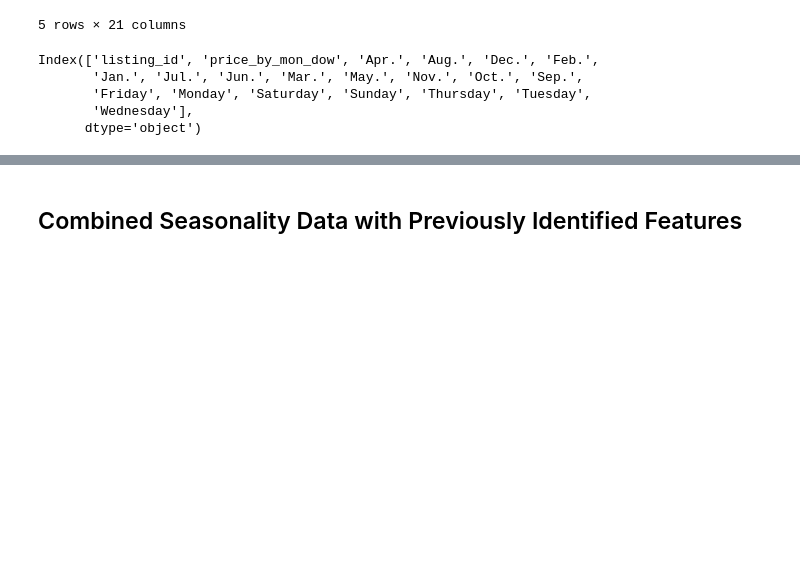
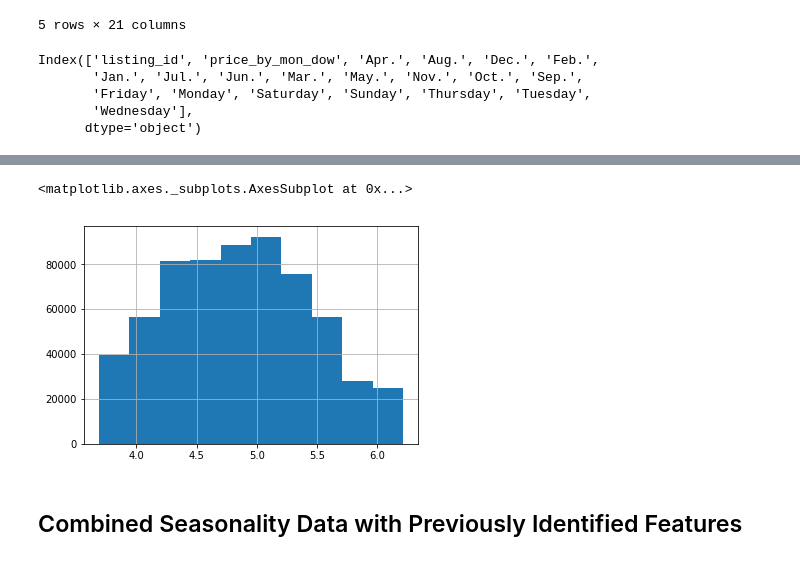
Before and after one commit to xzhou110/Airbnb, a Jupyter notebook: 02. airbnb_price_seasonality.ipynb, the cells around one changed output, grey strips where cells are left out. Cells and saved outputs as stored; diff of their text form; code cells hidden in the pictures; blank space fills up the shorter version.

```diff
--- a/02. airbnb_price_seasonality.ipynb
+++ b/02. airbnb_price_seasonality.ipynb
@@ -333,3 +342,8 @@ Index(['listing_id', 'price_by_mon_dow', 'Apr.', 'Aug.', 'Dec.', 'Feb.',
+# %%
+df_pricing_final.price_by_mon_dow.hist()
+# %% [output]
+<matplotlib.axes._subplots.AxesSubplot at 0x...>
+[figure, added]
 # %% [markdown]
 ## Combined Seasonality Data with Previously Identified Features
 # %%
```
Also changed, not shown: parts of 20 cells of this notebook, 1 other file.
